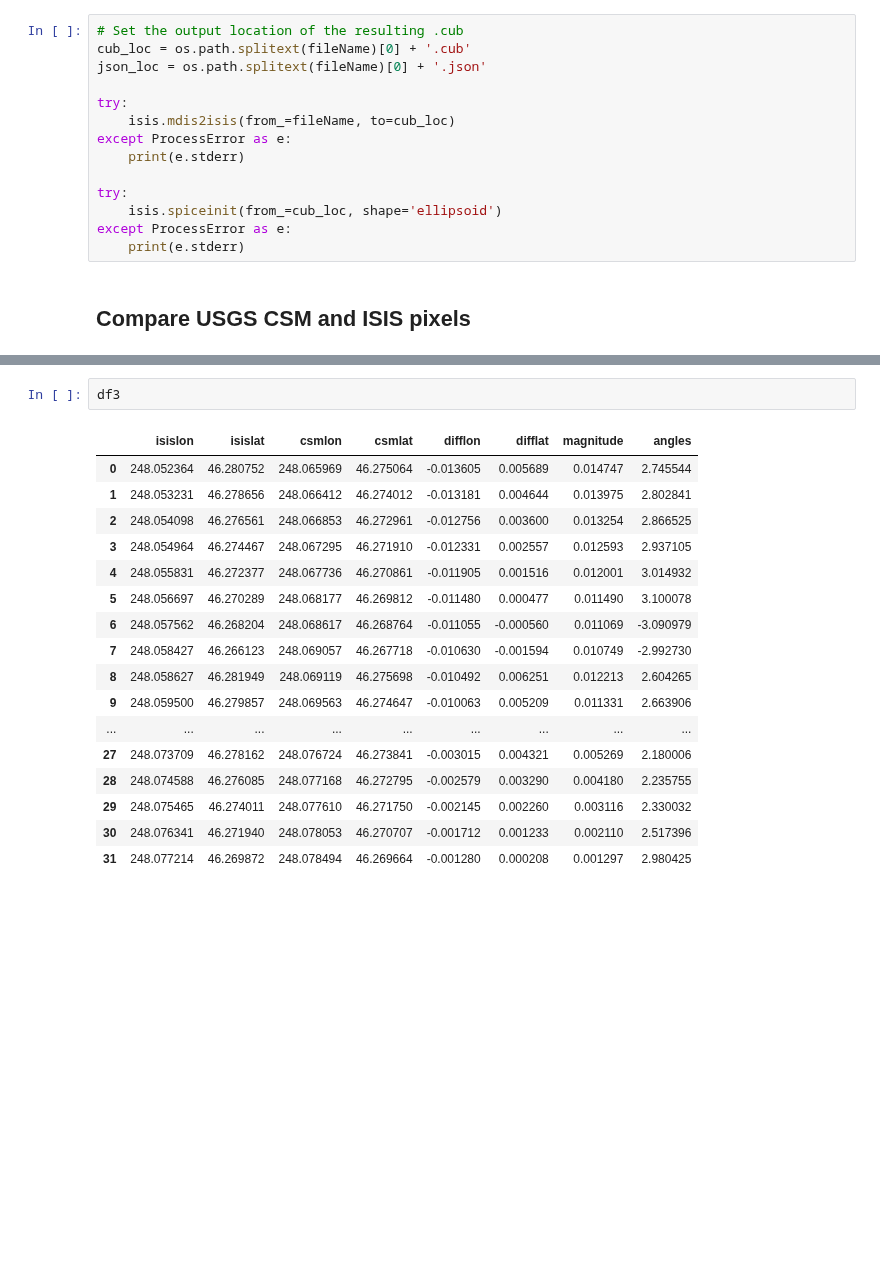
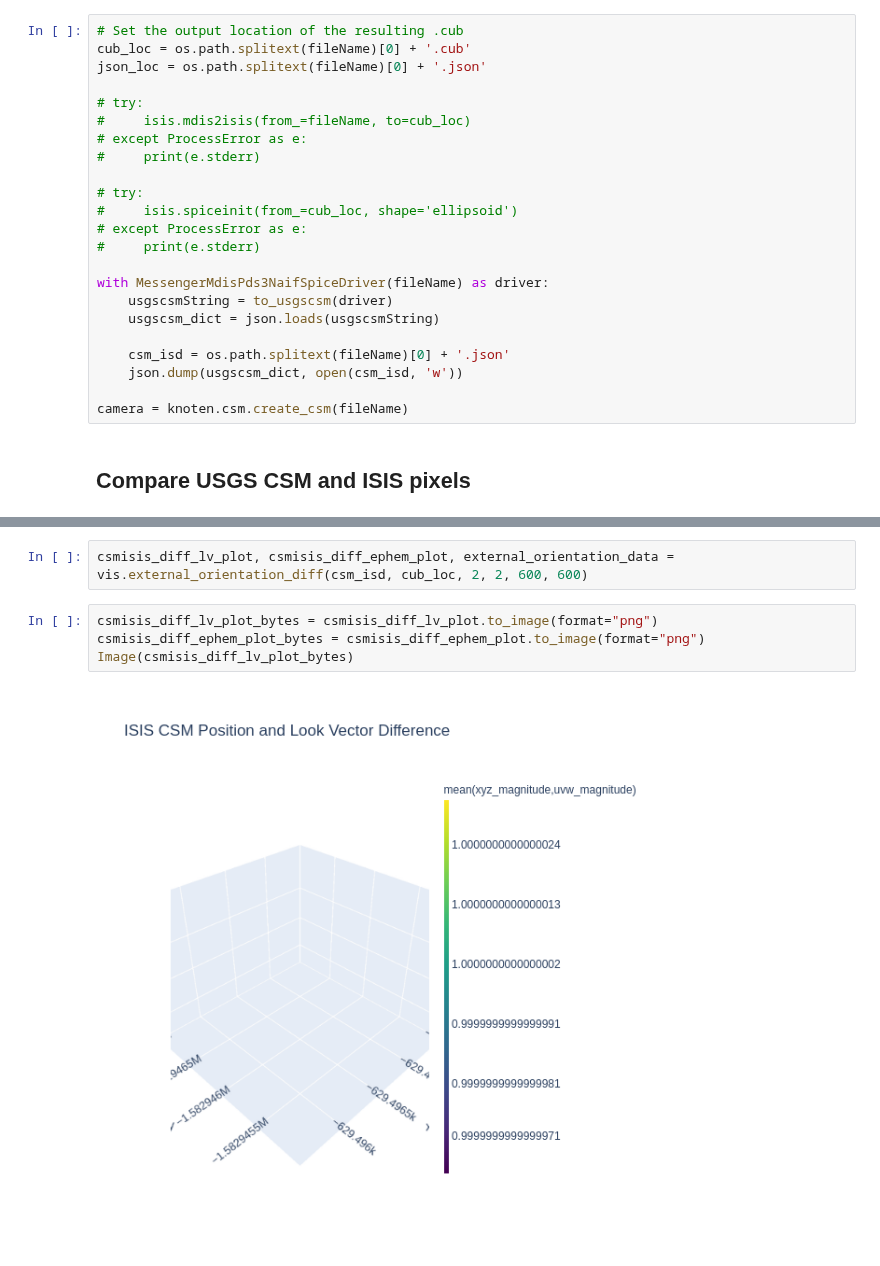
Before and after one commit to DOI-USGS/knoten, a Jupyter notebook: examples/messenger_mdisnac_isis_cmp.ipynb, the cells around one changed output, grey strips where cells are left out. Saved outputs shown, nothing was run; the diff lists cells and outputs as text; blank space fills up the shorter version.

```diff
--- a/examples/messenger_mdisnac_isis_cmp.ipynb
+++ b/examples/messenger_mdisnac_isis_cmp.ipynb
@@ -31,14 +42,23 @@ Server file no newer than local file ‘data/EN1072174528M.IMG’ -- not retriev
 cub_loc = os.path.splitext(fileName)[0] + '.cub'
 json_loc = os.path.splitext(fileName)[0] + '.json'
 
-try:
-    isis.mdis2isis(from_=fileName, to=cub_loc)
-except ProcessError as e:
-    print(e.stderr)
+# try:
+#     isis.mdis2isis(from_=fileName, to=cub_loc)
+# except ProcessError as e:
+#     print(e.stderr)
 
-try:
-    isis.spiceinit(from_=cub_loc, shape='ellipsoid')
-except ProcessError as e:
-    print(e.stderr)
+# try:
+#     isis.spiceinit(from_=cub_loc, shape='ellipsoid')
+# except ProcessError as e:
+#     print(e.stderr)
+
+with MessengerMdisPds3NaifSpiceDriver(fileName) as driver:
+    usgscsmString = to_usgscsm(driver)
+    usgscsm_dict = json.loads(usgscsmString)
+
+    csm_isd = os.path.splitext(fileName)[0] + '.json'
+    json.dump(usgscsm_dict, open(csm_isd, 'w'))
+
+camera = knoten.csm.create_csm(fileName)
 # %% [markdown]
 ## Compare USGS CSM and ISIS pixels
@@ -93,20 +65,8 @@ df2
-# %%
-df3
-# %% [output]
-|  | isislon | isislat | csmlon | csmlat | difflon | difflat | magnitude | angles |
-| 0 | 248.052364 | 46.280752 | 248.065969 | 46.275064 | -0.013605 | 0.005689 | 0.014747 | 2.745544 |
-| 1 | 248.053231 | 46.278656 | 248.066412 | 46.274012 | -0.013181 | 0.004644 | 0.013975 | 2.802841 |
-| 2 | 248.054098 | 46.276561 | 248.066853 | 46.272961 | -0.012756 | 0.003600 | 0.013254 | 2.866525 |
-| 3 | 248.054964 | 46.274467 | 248.067295 | 46.271910 | -0.012331 | 0.002557 | 0.012593 | 2.937105 |
-| 4 | 248.055831 | 46.272377 | 248.067736 | 46.270861 | -0.011905 | 0.001516 | 0.012001 | 3.014932 |
-| 5 | 248.056697 | 46.270289 | 248.068177 | 46.269812 | -0.011480 | 0.000477 | 0.011490 | 3.100078 |
-| 6 | 248.057562 | 46.268204 | 248.068617 | 46.268764 | -0.011055 | -0.000560 | 0.011069 | -3.090979 |
-| 7 | 248.058427 | 46.266123 | 248.069057 | 46.267718 | -0.010630 | -0.001594 | 0.010749 | -2.992730 |
-| 8 | 248.058627 | 46.281949 | 248.069119 | 46.275698 | -0.010492 | 0.006251 | 0.012213 | 2.604265 |
-| 9 | 248.059500 | 46.279857 | 248.069563 | 46.274647 | -0.010063 | 0.005209 | 0.011331 | 2.663906 |
-| ... | ... | ... | ... | ... | ... | ... | ... | ... |
-| 27 | 248.073709 | 46.278162 | 248.076724 | 46.273841 | -0.003015 | 0.004321 | 0.005269 | 2.180006 |
-| 28 | 248.074588 | 46.276085 | 248.077168 | 46.272795 | -0.002579 | 0.003290 | 0.004180 | 2.235755 |
-| 29 | 248.075465 | 46.274011 | 248.077610 | 46.271750 | -0.002145 | 0.002260 | 0.003116 | 2.330032 |
-| 30 | 248.076341 | 46.271940 | 248.078053 | 46.270707 | -0.001712 | 0.001233 | 0.002110 | 2.517396 |
-| 31 | 248.077214 | 46.269872 | 248.078494 | 46.269664 | -0.001280 | 0.000208 | 0.001297 | 2.980425 |
+# %%
+csmisis_diff_lv_plot, csmisis_diff_ephem_plot, external_orientation_data = vis.external_orientation_diff(csm_isd, cub_loc, 2, 2, 600, 600)
+# %%
+csmisis_diff_lv_plot_bytes = csmisis_diff_lv_plot.to_image(format="png")
+csmisis_diff_ephem_plot_bytes = csmisis_diff_ephem_plot.to_image(format="png")
+Image(csmisis_diff_lv_plot_bytes)
+# %% [output]
+[figure, added]
```
Also changed, not shown: parts of 19 cells of this notebook, 1 other file.
